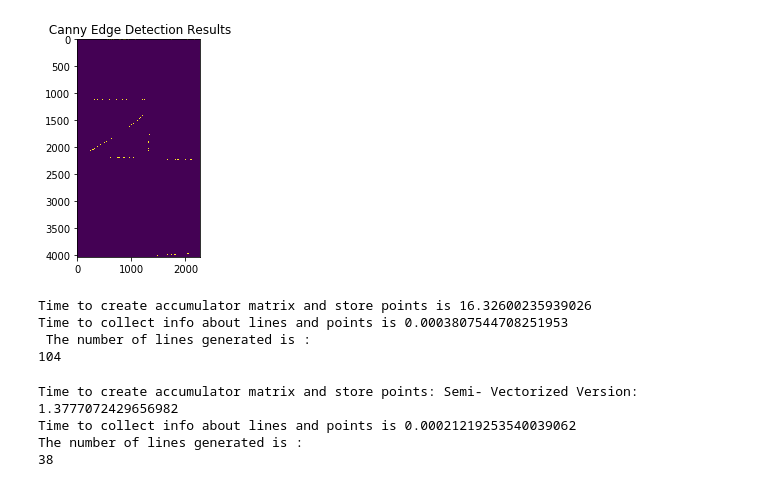
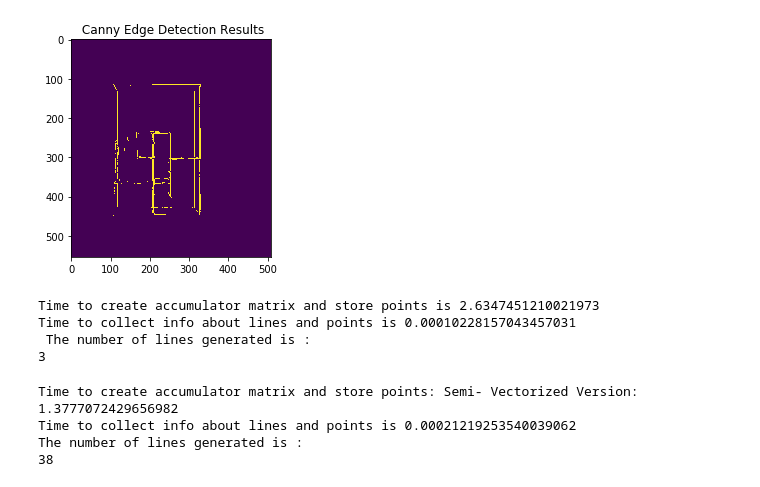
Before and after one commit to vTechSavyy/UAV_UGV_Perception_Planning, a Jupyter notebook: Perception/Custom_Hough_Transform.ipynb, the cells around one changed output. Cells and saved outputs as stored; diff of their text form; code cells hidden in the pictures.

```diff
--- a/Perception/Custom_Hough_Transform.ipynb
+++ b/Perception/Custom_Hough_Transform.ipynb
@@ -20,24 +20,24 @@ min_thresh = 300
 segThresh = 75  # pixels
 # %%
 # Read in the input image in grayscale:
-img_gray = cv2.imread('Six_Lines.jpg',0)
+img_gray = cv2.imread('RVIZ_UAV_Test_image#1.png',0)
 
 
 # Run the Canny Edge detector on the image:
 # Parameters: 1. minVal - If the value of the intensity gradient at a potential edge point is less than minVal then that point is discarded
 #             2. maxVal - If the value of the intensity gradient at a potential edge point is greater than maxVal then it is surely an edge point
 
 img_canny = cv2.Canny(img_gray, minVal, maxVal)
 
 
 #ret, img_canny = cv2.threshold(img_gray, 127, 255, 0)
 
 # Display the image for verification:
 plt.imshow(img_canny)
 plt.title(" Canny Edge Detection Results")
 plt.show()
 # %% [output]
-[figure, old version]
+[figure, new version]
 # %%
 
 # Task #1: Custom Hough Transform:
@@ -128,10 +128,10 @@ print ("Time to collect info about lines and points is" ,et - st)
 print (" The number of lines generated is : ")
 print (len(lines))
 # %% [output]
-Time to create accumulator matrix and store points is 16.32600235939026
-Time to collect info about lines and points is 0.0003807544708251953
+Time to create accumulator matrix and store points is 2.6347451210021973
+Time to collect info about lines and points is 0.00010228157043457031
  The number of lines generated is :
-104
+3
 # %%
 # Task #1.a: Custom Hough Transform: Semi Vectorrized version:
 
```
Also changed, not shown: parts of 7 cells of this notebook, 13 other files.
